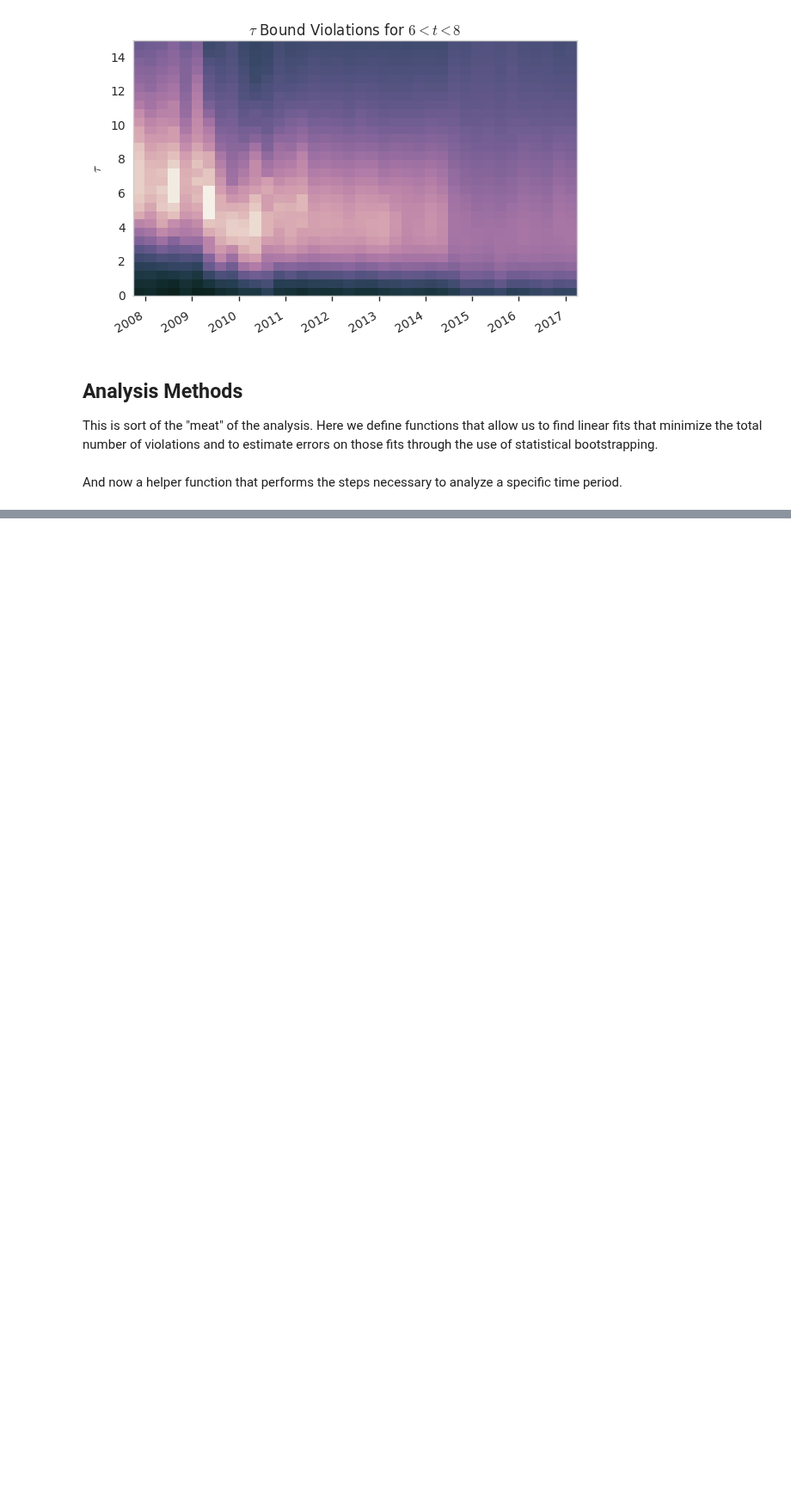
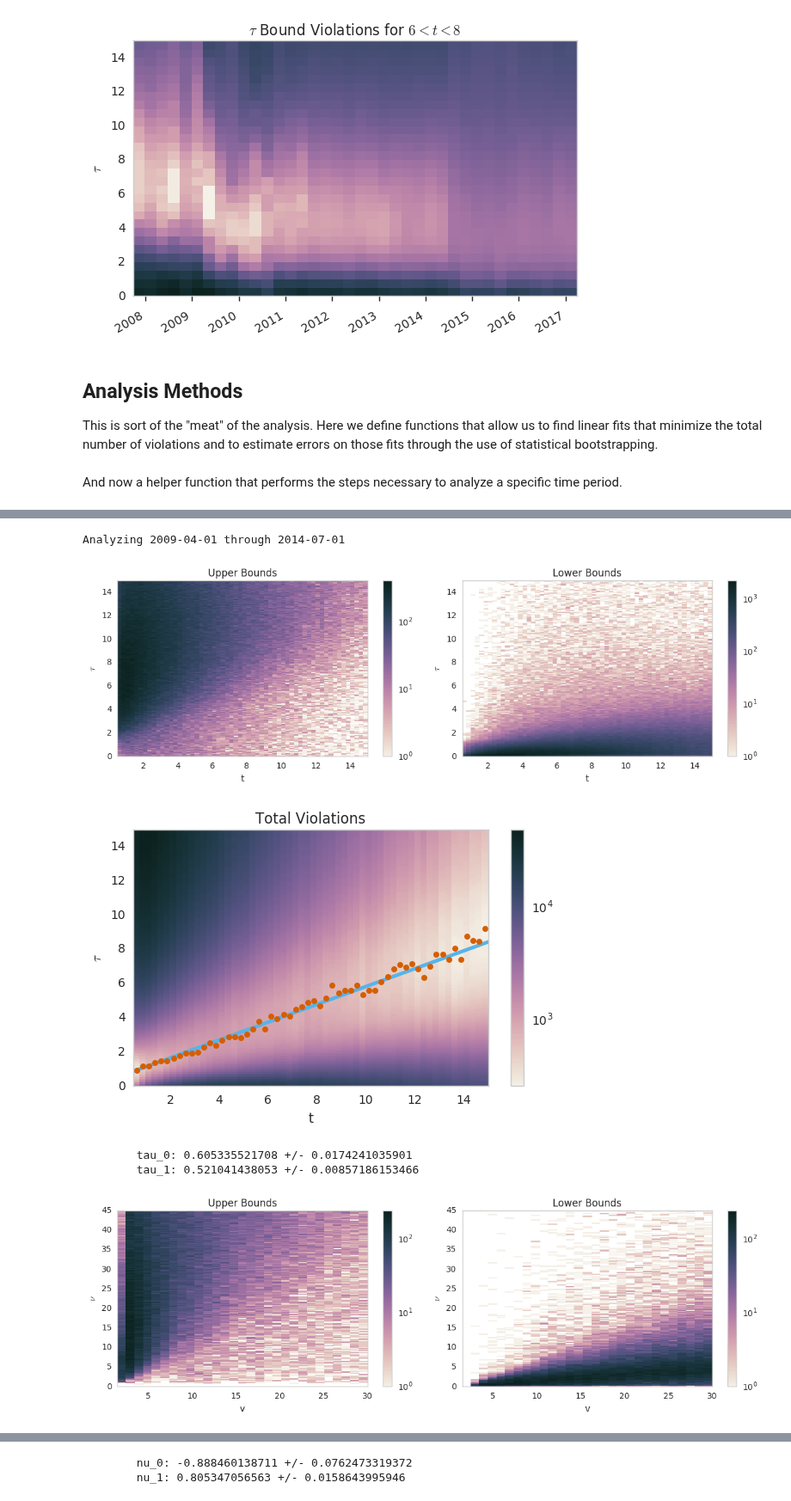
Before and after one commit to sangaline/reverse-engineering-the-hacker-news-ranking-algorithm, a Jupyter notebook: Reverse Engineering the Hacker News Ranking Algorithm.ipynb, the cells around one changed output, grey strips where cells are left out. Shown at 86% size. Saved outputs shown, nothing was run; the diff lists cells and outputs as text; code cells hidden in the pictures; blank space fills up the shorter version.

```diff
--- a/Reverse Engineering the Hacker News Ranking Algorithm.ipynb
+++ b/Reverse Engineering the Hacker News Ranking Algorithm.ipynb
@@ -401,0 +418,10 @@ def analyze_epoch(start_time=dt.date(2007, 1, 1), end_time = dt.date(2009, 1, 1)
+# %%
+analyze_epoch(start_time=dt.date(2009, 4, 1), end_time = dt.date(2014, 7, 1),
+    tau_bins=(58, 200), nu_bins=(29, 200), suffix='2009-2014')
+# %% [output]
+Analyzing 2009-04-01 through 2014-07-01
+[figure, added]
+[figure, added]
+        tau_0: 0.605335521708 +/- 0.0174241035901
+        tau_1: 0.521041438053 +/- 0.00857186153466
+[figure, added]
@@ -401,0 +429,2 @@ def analyze_epoch(start_time=dt.date(2007, 1, 1), end_time = dt.date(2009, 1, 1)
+        nu_0: -0.888460138711 +/- 0.0762473319372
+        nu_1: 0.805347056563 +/- 0.0158643995946
```
Also changed, not shown: parts of 4 cells of this notebook.
